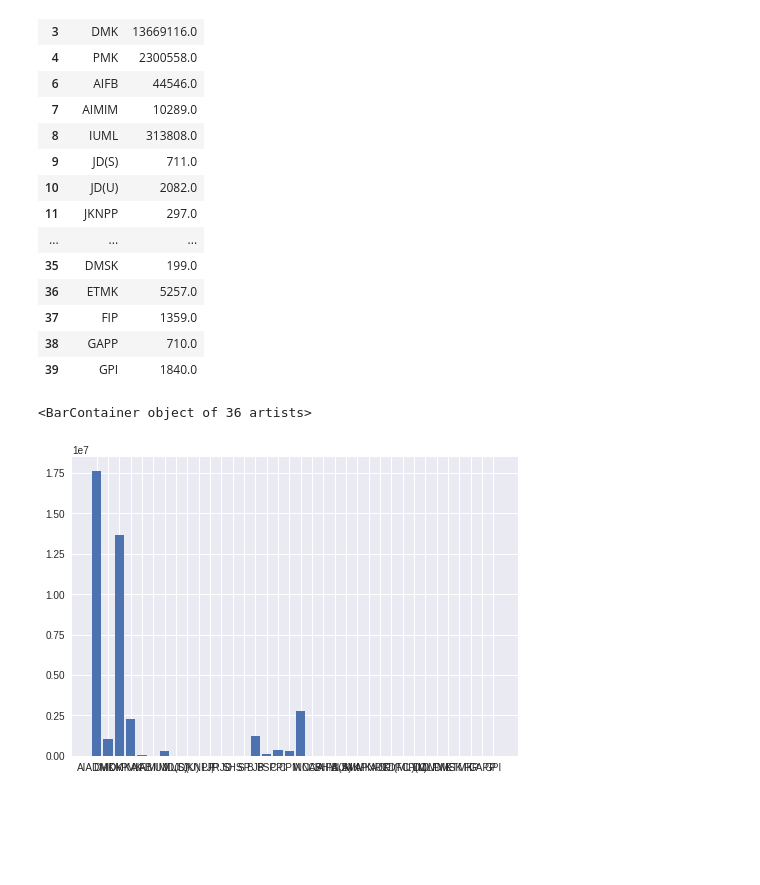
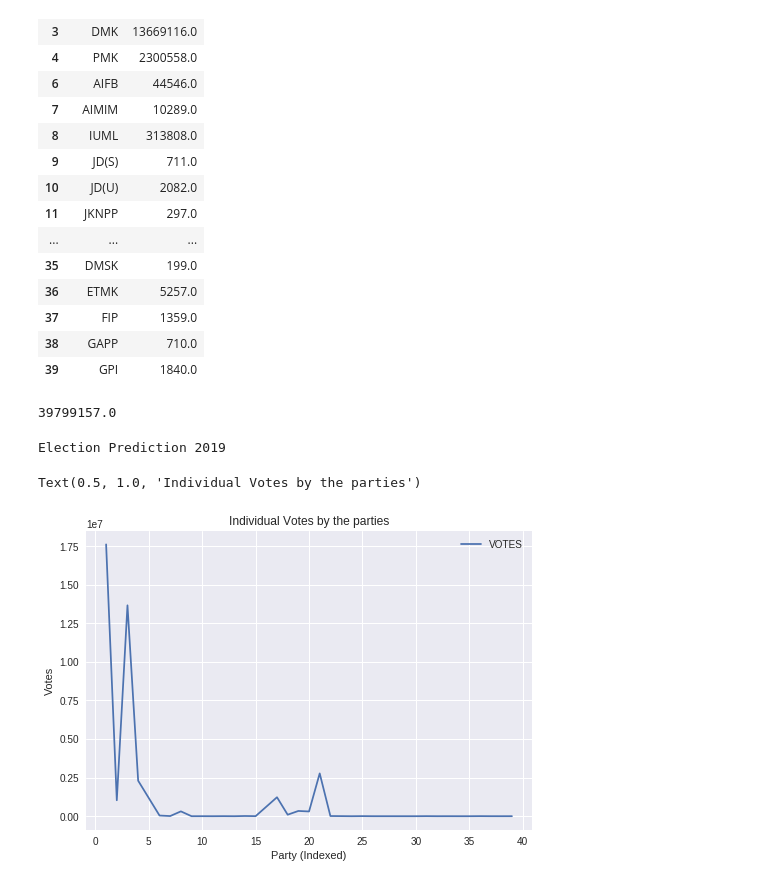
Before and after one commit to sathishsivam/Java_conventional, a Jupyter notebook: tnelectionalliences.ipynb, the cells around one changed output. Drawn from its saved outputs; the diff is of its cells as text; code cells hidden in the pictures; blank space fills up the shorter version.

```diff
--- a/tnelectionalliences.ipynb
+++ b/tnelectionalliences.ipynb
@@ -72,10 +72,21 @@ votes_individual
 | 37 | FIP | 1359.0 |
 | 38 | GAPP | 710.0 |
 | 39 | GPI | 1840.0 |
+# %%
+election_res16['VOTES'].sum()
+# %% [output]
+39799157.0
+# %%
+print("Election Prediction 2019")
+# %% [output]
+Election Prediction 2019
 # %%
 import matplotlib.pyplot as plt
-# %%
-plt.bar(votes_individual['PARTY'],votes_individual['VOTES'])
-# %% [output]
-<BarContainer object of 36 artists>
-[figure, removed]
+# %%
+votes_individual.plot()
+plt.xlabel("Party (Indexed)")
+plt.ylabel("Votes")
+plt.title("Individual Votes by the parties")
+# %% [output]
+Text(0.5, 1.0, 'Individual Votes by the parties')
+[figure, added]
```
Also changed, not shown: parts of 5 cells of this notebook.
